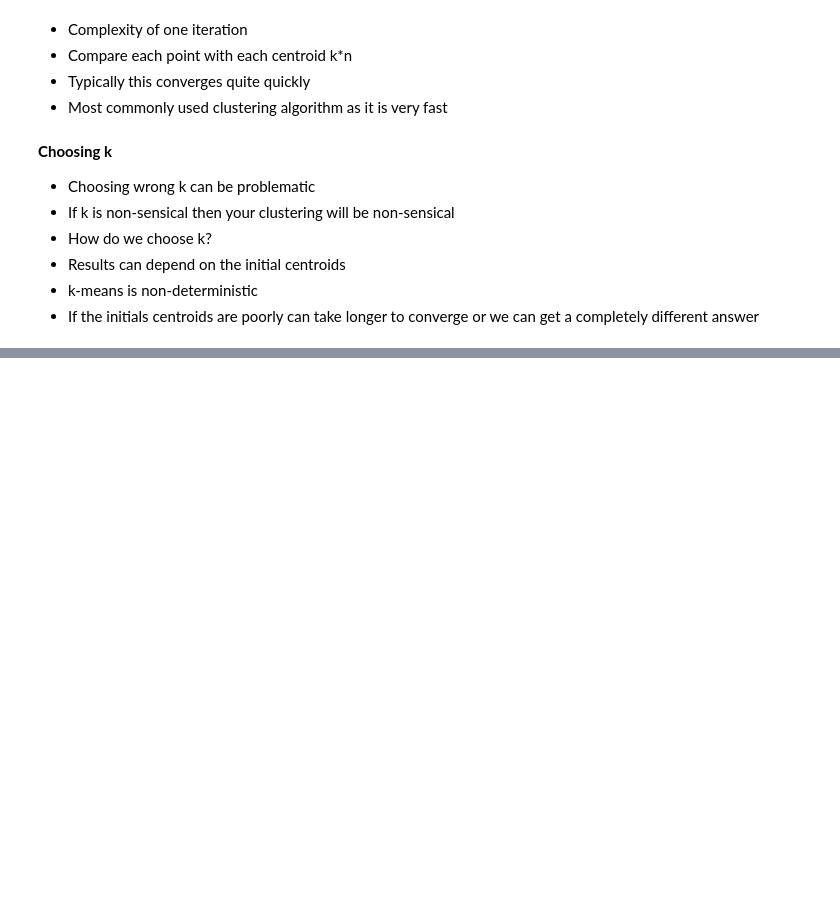
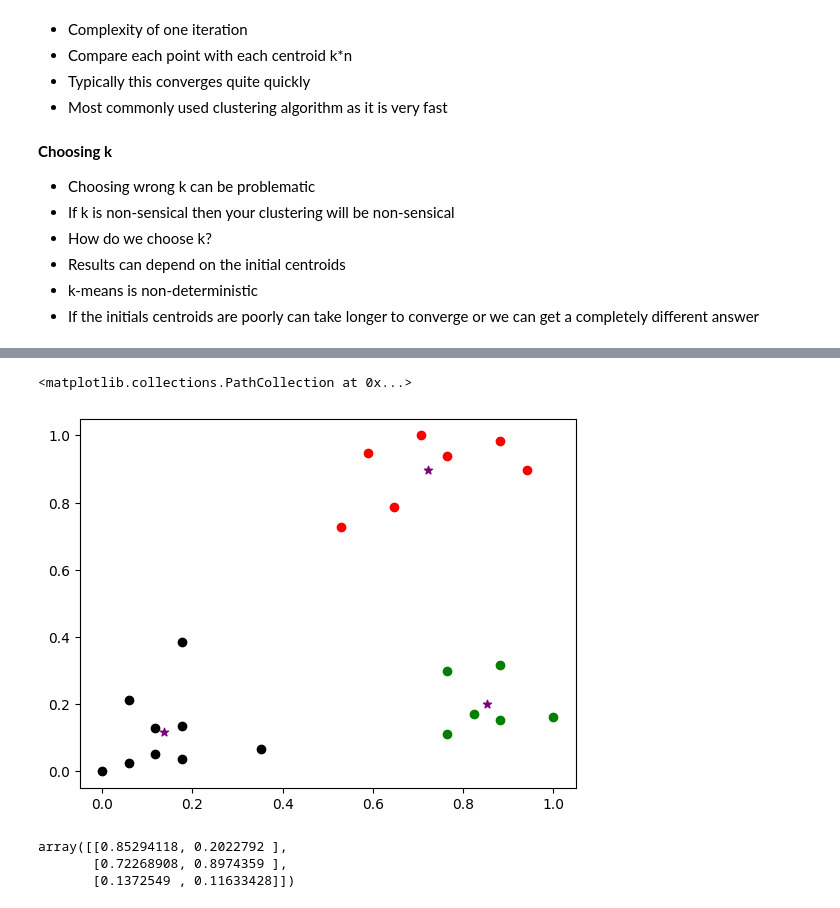
Before and after one commit to johnloane/sd4_dav_26, a Jupyter notebook: MLR/Cluster_Mon.ipynb, the cells around one changed output, grey strips where cells are left out. Cells and saved outputs as stored; diff of their text form; code cells hidden in the pictures; blank space fills up the shorter version.

```diff
--- a/MLR/Cluster_Mon.ipynb
+++ b/MLR/Cluster_Mon.ipynb
@@ -99,0 +191,4 @@ dendrogram = sch.dendrogram(sch.linkage(condensed_dist_matrix, method='average')
+# %%
+scaler = MinMaxScaler()
+scaler.fit(df[['Income']])
+df.Income = scaler.transform(df['Income'].values.reshape(-1, 1))
@@ -99,0 +215,3 @@ dendrogram = sch.dendrogram(sch.linkage(condensed_dist_matrix, method='average')
+# %%
+scaler.fit(df[['Age']])
+df.Age = scaler.transform(df['Age'].values.reshape(-1, 1))
@@ -99,0 +238,21 @@ dendrogram = sch.dendrogram(sch.linkage(condensed_dist_matrix, method='average')
+# %%
+km = KMeans(n_clusters=3, n_init='auto')
+y_predicted = km.fit_predict(df[['Age', 'Income']])
+df['cluster'] = y_predicted
+# %%
+df1 = df[df.cluster == 0]
+df2 = df[df.cluster == 1]
+df3 = df[df.cluster == 2]
+plt.scatter(df1.Age, df1.Income, color='green')
+plt.scatter(df2.Age, df2.Income, color='red')
+plt.scatter(df3.Age, df3.Income, color='black')
+plt.scatter(km.cluster_centers_[:, 0], km.cluster_centers_[:, 1], color='purple', marker = '*', label='centroid')
+# %% [output]
+<matplotlib.collections.PathCollection at 0x...>
+[figure, added]
+# %%
+km.cluster_centers_
+# %% [output]
+array([[0.85294118, 0.2022792 ],
+       [0.72268908, 0.8974359 ],
+       [0.1372549 , 0.11633428]])
```
Also changed, not shown: parts of 18 cells of this notebook, 1 other file.
